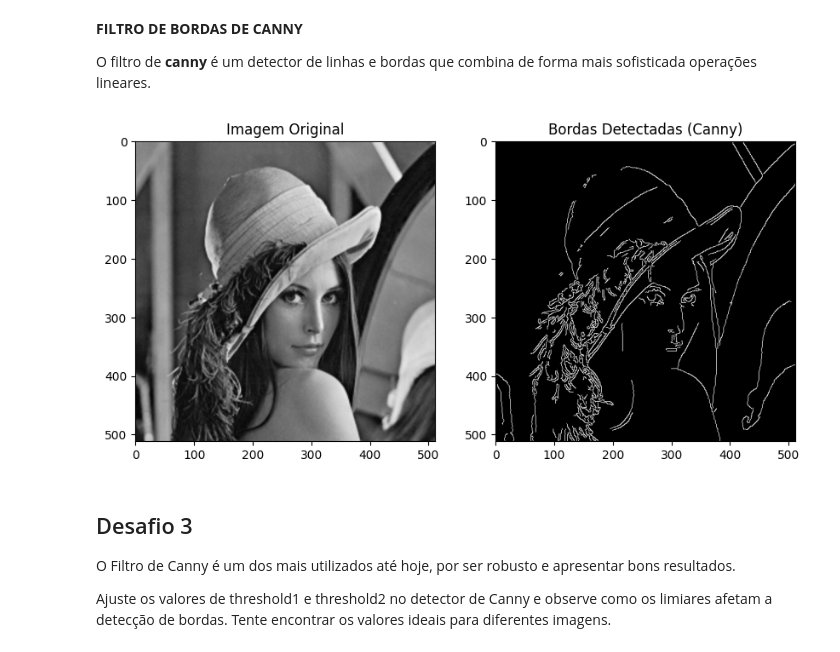
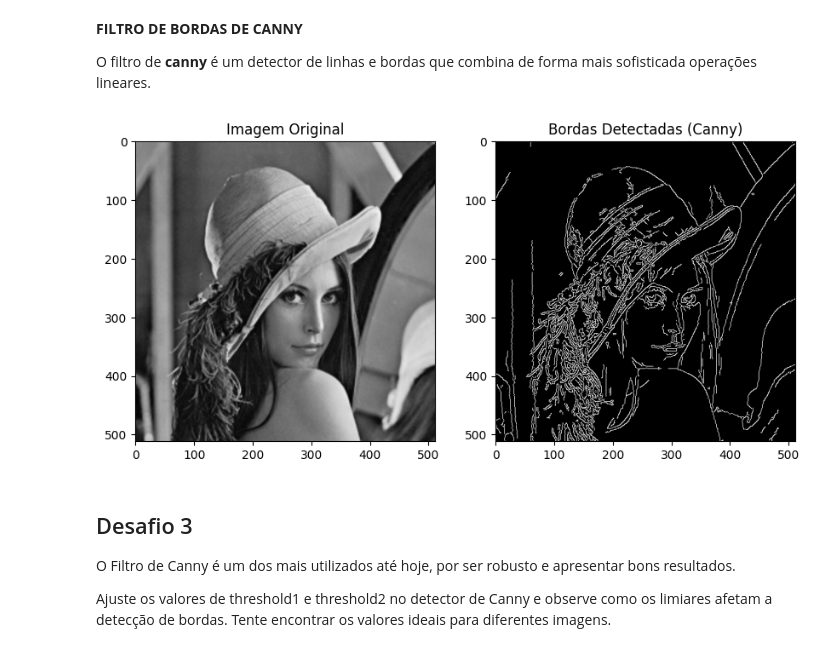
Before and after one commit to arnaldojr/computervision, a Jupyter notebook: docs/aulas/lab04/Filtros_de_Convolução.ipynb, the cells around one changed output. Saved outputs shown, nothing was run; the diff lists cells and outputs as text; code cells hidden in the pictures.

```diff
--- a/docs/aulas/lab04/Filtros_de_Convolução.ipynb
+++ b/docs/aulas/lab04/Filtros_de_Convolução.ipynb
@@ -231,28 +254,28 @@ O filtro de **canny** é um detector de linhas e bordas que combina de forma mai
 # %%
 import cv2
 import matplotlib.pyplot as plt
 
 # Carregar a imagem
 image = cv2.imread('lab_images/lena.png', cv2.IMREAD_GRAYSCALE)
 
 
-threshold_min = 100
-threshold_max = 200
+threshold_min = 50
+threshold_max = 100
 # Aplicar o detector de bordas de Canny
 edges = cv2.Canny(image, threshold1=threshold_min, threshold2=threshold_max)
 
 # Exibir a imagem original e a imagem com bordas detectadas
 plt.figure(figsize=(10, 5))
 plt.subplot(1, 2, 1)
 plt.title('Imagem Original')
 plt.imshow(image, cmap='gray')
 
 plt.subplot(1, 2, 2)
 plt.title('Bordas Detectadas (Canny)')
 plt.imshow(edges, cmap='gray')
 plt.show()
 # %% [output]
-[figure, old version]
+[figure, new version]
 # %% [markdown]
 ## Desafio 3
 
```
Also changed, not shown: parts of 5 cells of this notebook, 2 other files.
